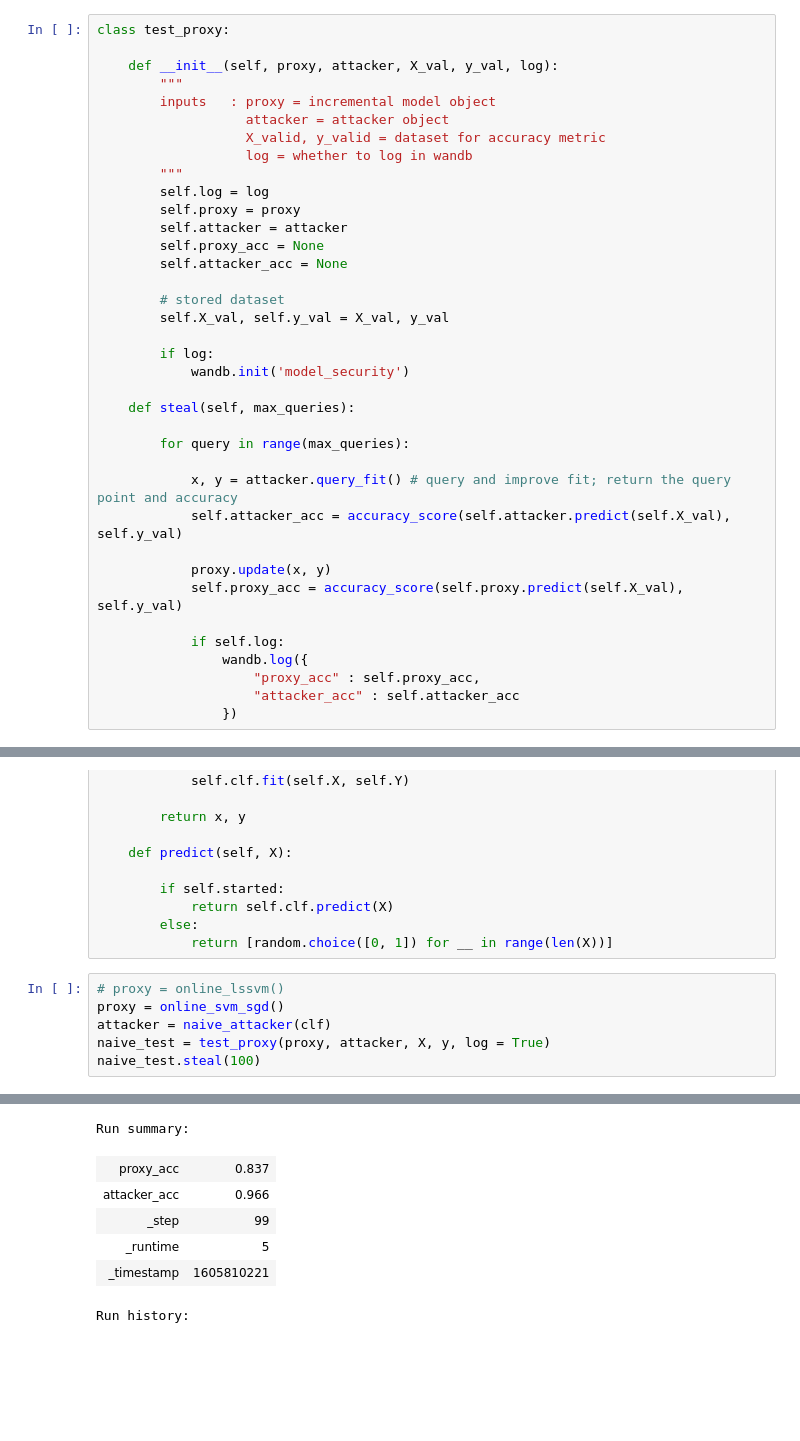
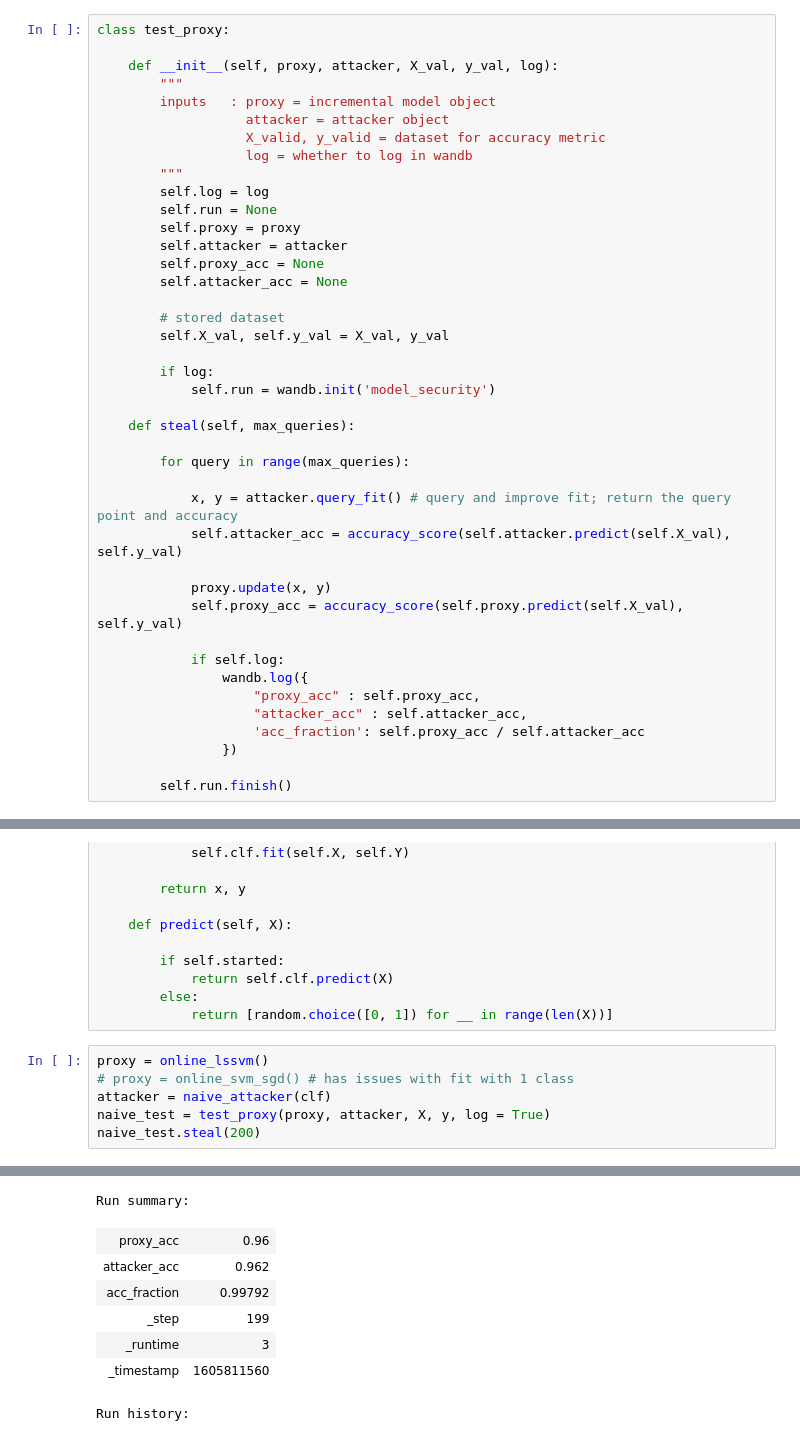
Before and after one commit to jonathanvevance/model_security, a Jupyter notebook: privacy_tests.ipynb, the cells around one changed output, grey strips where cells are left out. Drawn from its saved outputs; the diff is of its cells as text; blank space fills up the shorter version.

Commit message:
logging on wandb

```diff
--- a/privacy_tests.ipynb
+++ b/privacy_tests.ipynb
@@ -16,6 +16,7 @@ class test_proxy:
                    log = whether to log in wandb
         """
         self.log = log
+        self.run = None
         self.proxy = proxy
         self.attacker = attacker
         self.proxy_acc = None
@@ -25,7 +26,7 @@ class test_proxy:
         self.X_val, self.y_val = X_val, y_val
 
         if log:
-            wandb.init('model_security')
+            self.run = wandb.init('model_security')
 
     def steal(self, max_queries):
 
@@ -40,8 +41,11 @@ class test_proxy:
             if self.log:
                 wandb.log({
                     "proxy_acc" : self.proxy_acc,
-                    "attacker_acc" : self.attacker_acc
+                    "attacker_acc" : self.attacker_acc,
+                    'acc_fraction': self.proxy_acc / self.attacker_acc
                 })
+
+        self.run.finish()
 # %% [markdown]
 ## Naive testing
 # %%
@@ -104,9 +108,9 @@ class naive_attacker:
         else:
             return [random.choice([0, 1]) for __ in range(len(X))]
 # %%
-# proxy = online_lssvm()
-proxy = online_svm_sgd()
+proxy = online_lssvm()
+# proxy = online_svm_sgd() # has issues with fit with 1 class
 attacker = naive_attacker(clf)
 naive_test = test_proxy(proxy, attacker, X, y, log = True)
-naive_test.steal(100)
+naive_test.steal(200)
 # %% [output]
@@ -118,7 +126,8 @@ Find internal logs for this run at: d:\Courses\Sem 7\Systems Engg for DL\Project
 Run summary:
-| proxy_acc | 0.837 |
-| attacker_acc | 0.966 |
-| _step | 99 |
-| _runtime | 5 |
-| _timestamp | 1605810221 |
+| proxy_acc | 0.96 |
+| attacker_acc | 0.962 |
+| acc_fraction | 0.99792 |
+| _step | 199 |
+| _runtime | 3 |
+| _timestamp | 1605811560 |
 Run history:
```
Also changed, not shown: parts of 2 cells of this notebook.
